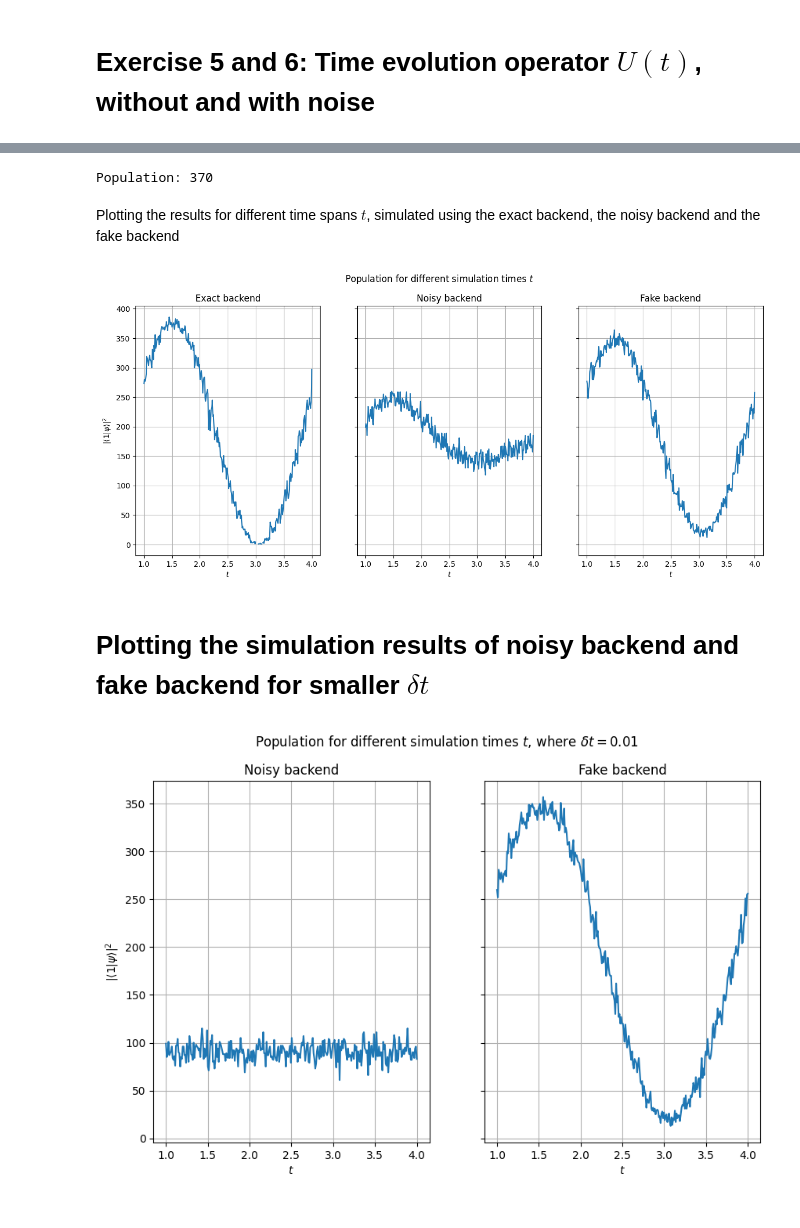
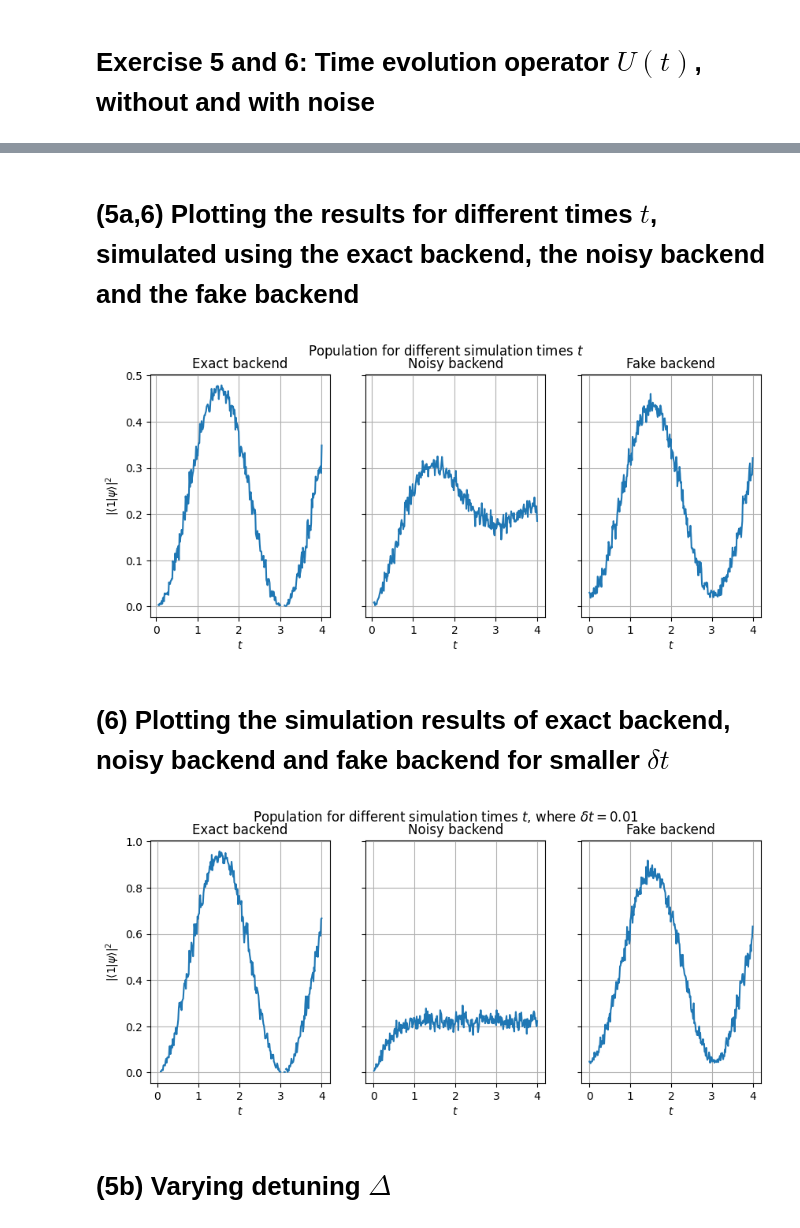
Before and after one commit to HendrikKuehne/FOPRA_34, a Jupyter notebook: ex5_6_7.ipynb, the cells around one changed output, grey strips where cells are left out. Drawn from its saved outputs; the diff is of its cells as text; code cells hidden in the pictures.

```diff
--- a/ex5_6_7.ipynb
+++ b/ex5_6_7.ipynb
@@ -67,3 +62,26 @@ for i,t in enumerate(tAxis):
     populations_a[i,1] = sim_noise.run(circ,shots=nShots).result().get_counts(circ).get("1")
     # running the circuit on the fake backend 400 times
     populations_a[i,2] = sim_fake.run(run_input=circ,shots=nShots).result().get_counts(circ).get("1")
+# %%
+# (6,7) smaller dt
+w = 25.5
+w0 = 25
+w1 = 2
+dt = 0.01
+nShots = 400
+tAxis_67 = np.linspace(start=0,stop=4,num=300)
+populations_67 = np.zeros(shape=(tAxis_67.shape[0],3))
+
+for i,t in enumerate(tAxis_67):
+    circ = qiskit.QuantumCircuit(1,1)
+    # adding the time evolution
+    circ = time_evolve(circ,t,dt,w,w0,w1)
+    # adding the measurement
+    circ.measure(qubit=0,cbit=0)
+
+    # running the noiseless circuit 400 times
+    populations_67[i,0] = sim.run(circ,shots=nShots).result().get_counts(circ).get("1")
+    # running the noisy circuit 400 times
+    populations_67[i,1] = sim_noise.run(circ,shots=nShots).result().get_counts(circ).get("1")
+    # running the circuit on the fake backend 400 times
+    populations_67[i,2] = sim_fake.run(run_input=circ,shots=nShots).result().get_counts(circ).get("1")
@@ -101,57 +155,52 @@ for i,delta in enumerate(deltaAxis):
-# %%
-# (c) w = w0 = w1 = 2
-w = 2
-w0 = 2
-w1 = 2
-circ = qiskit.QuantumCircuit(1,1)
-# adding the time evolution
-circ = time_evolve(circ,t,dt,w,w0,w1)
-# adding the measurement
-circ.measure(qubit=0,cbit=0)
-
-# running the circuit 400 times
-population_c = sim.run(circ,shots=nShots).result().get_counts(circ).get("1")
-
-print(f"Population: {population_c}")
-# %% [output]
-Population: 370
 # %% [markdown]
-Plotting the results for different time spans $t$, simulated using the exact backend, the noisy backend and the fake backend
+# (5a,6) Plotting the results for different times $t$, simulated using the exact backend, the noisy backend and the fake backend
 # %%
-fig_a,ax_a = plt.subplots(nrows=1,ncols=3,figsize=(15,6),sharey=True)
+fig_a,ax_a = plt.subplots(nrows=1,ncols=3,figsize=(10,4),sharey=True)
 fig_a.suptitle("Population for different simulation times $t$")
-ax_a[0].plot(tAxis,populations_a[:,0])
+ax_a[0].plot(tAxis_a,populations_a[:,0] / nShots)
 ax_a[0].set_xlabel("$t$")
 ax_a[0].set_ylabel(r"$|\langle 1|\psi\rangle|^2$")
 ax_a[0].set_title("Exact backend")
 ax_a[0].grid()
 
-ax_a[1].plot(tAxis,populations_a[:,1])
+ax_a[1].plot(tAxis_a,populations_a[:,1] / nShots)
 ax_a[1].set_xlabel("$t$")
 ax_a[1].set_title("Noisy backend")
 ax_a[1].grid()
 
-ax_a[2].plot(tAxis,populations_a[:,2])
+ax_a[2].plot(tAxis_a,populations_a[:,2] / nShots)
 ax_a[2].set_xlabel("$t$")
 ax_a[2].set_title("Fake backend")
 ax_a[2].grid()
+
+fig_a.savefig("plots/ex5_6_7_a.pdf",bbox_inches="tight")
 # %% [output]
-[figure, old version]
+[figure, new version]
 # %% [markdown]
-# Plotting the simulation results of noisy backend and fake backend for smaller $\delta t$
+# (6) Plotting the simulation results of exact backend, noisy backend and fake backend for smaller $\delta t$
 # %%
-fig_67,ax_67 = plt.subplots(nrows=1,ncols=2,figsize=(10,6),sharey=True)
+fig_67,ax_67 = plt.subplots(nrows=1,ncols=3,figsize=(10,4),sharey=True)
 fig_67.suptitle("Population for different simulation times $t$, where $\delta t=0.01$")
-ax_67[0].plot(tAxis,populations_6_7[:,0])
+
+ax_67[0].plot(tAxis_67,populations_67[:,0] / 400)
 ax_67[0].set_xlabel("$t$")
 ax_67[0].set_ylabel(r"$|\langle 1|\psi\rangle|^2$")
-ax_67[0].set_title("Noisy backend")
+ax_67[0].set_title("Exact backend")
 ax_67[0].grid()
 
-ax_67[1].plot(tAxis,populations_6_7[:,1])
+ax_67[1].plot(tAxis_67,populations_67[:,1] / 400)
 ax_67[1].set_xlabel("$t$")
-ax_67[1].set_title("Fake backend")
+ax_67[1].set_title("Noisy backend")
 ax_67[1].grid()
+
+ax_67[2].plot(tAxis_67,populations_67[:,2] / 400)
+ax_67[2].set_xlabel("$t$")
+ax_67[2].set_title("Fake backend")
+ax_67[2].grid()
+
+fig_67.savefig("plots/ex6dt.pdf",bbox_inches="tight")
 # %% [output]
-[figure, old version]
+[figure, new version]
+# %% [markdown]
+# (5b) Varying detuning $\Delta$
 # %%
```
Also changed, not shown: parts of 14 cells of this notebook, 10 other files.
